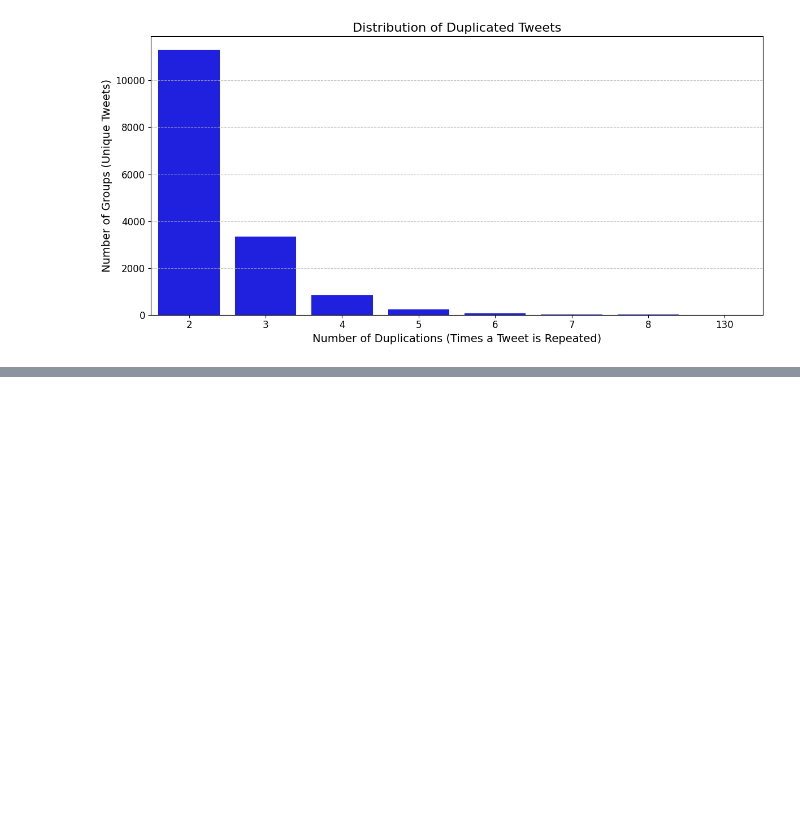
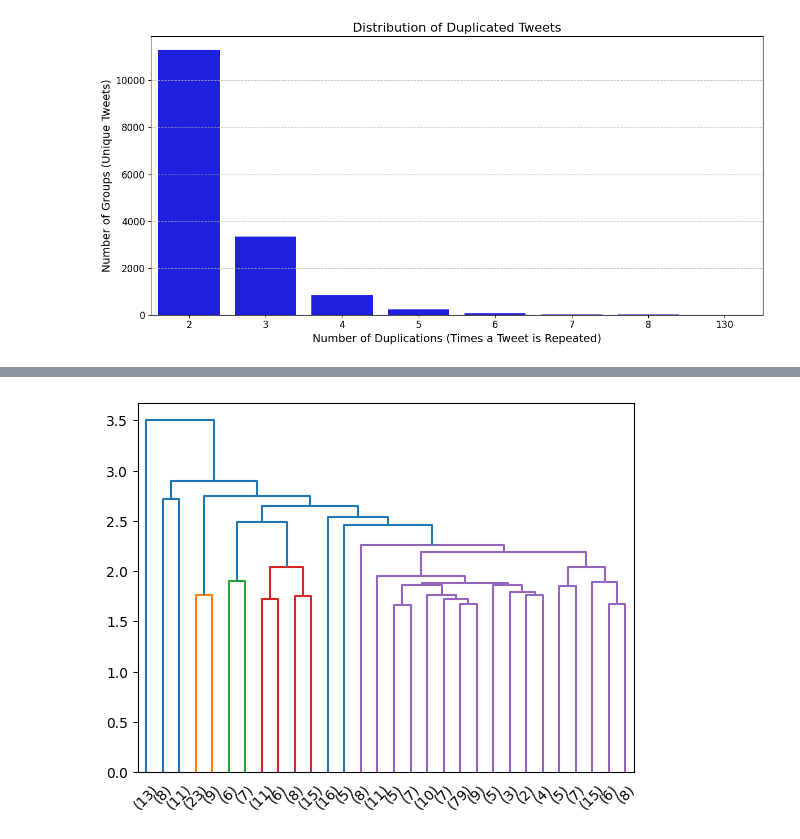
Before and after one commit to lgiesen/social-media-analysis, a Jupyter notebook: simon_duplicate_analysis_text-mining.ipynb, the cells around one changed output, grey strips where cells are left out. Saved outputs shown, nothing was run; the diff lists cells and outputs as text; code cells hidden in the pictures; blank space fills up the shorter version.

```diff
--- a/simon_duplicate_analysis_text-mining.ipynb
+++ b/simon_duplicate_analysis_text-mining.ipynb
@@ -75,0 +71,14 @@ See the caveats in the documentation: https://pandas.pydata.org/pandas-docs/stab
+# %%
+preprocessed_high_count_duplicate_groups = [preprocess_lemmatizer(tweet) for tweet in high_count_duplicate_groups['text']]
+# %%
+tfidf_vectorizer = TfidfVectorizer()
+tfidf_matrix = tfidf_vectorizer.fit_transform(preprocessed_high_count_duplicate_groups)
+# %%
+cosine_similarity_matrix = cosine_similarity(tfidf_matrix, tfidf_matrix)
+# %%
+complete_linkage_duplicates_high_count = linkage(cosine_similarity_matrix,method='complete')
+# %%
+dendrogram(complete_linkage_duplicates_high_count, truncate_mode='lastp', p=30)
+plt.show()
+# %% [output]
+[figure, added]
```
Also changed, not shown: parts of 41 cells of this notebook.
